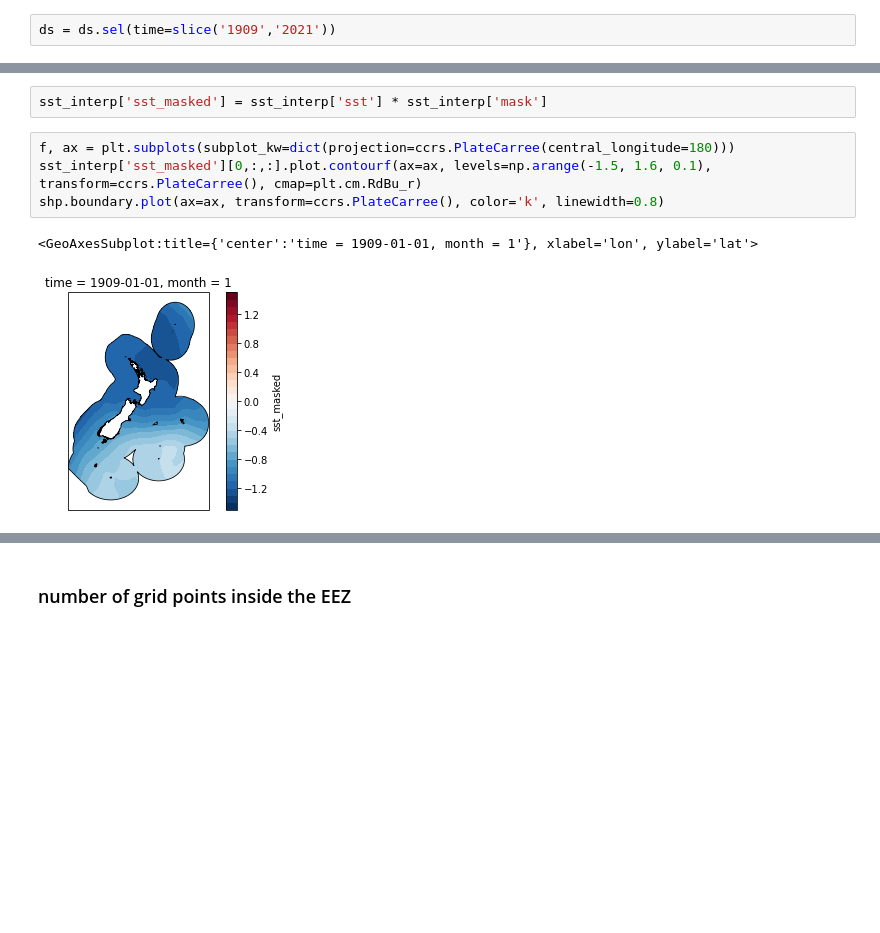
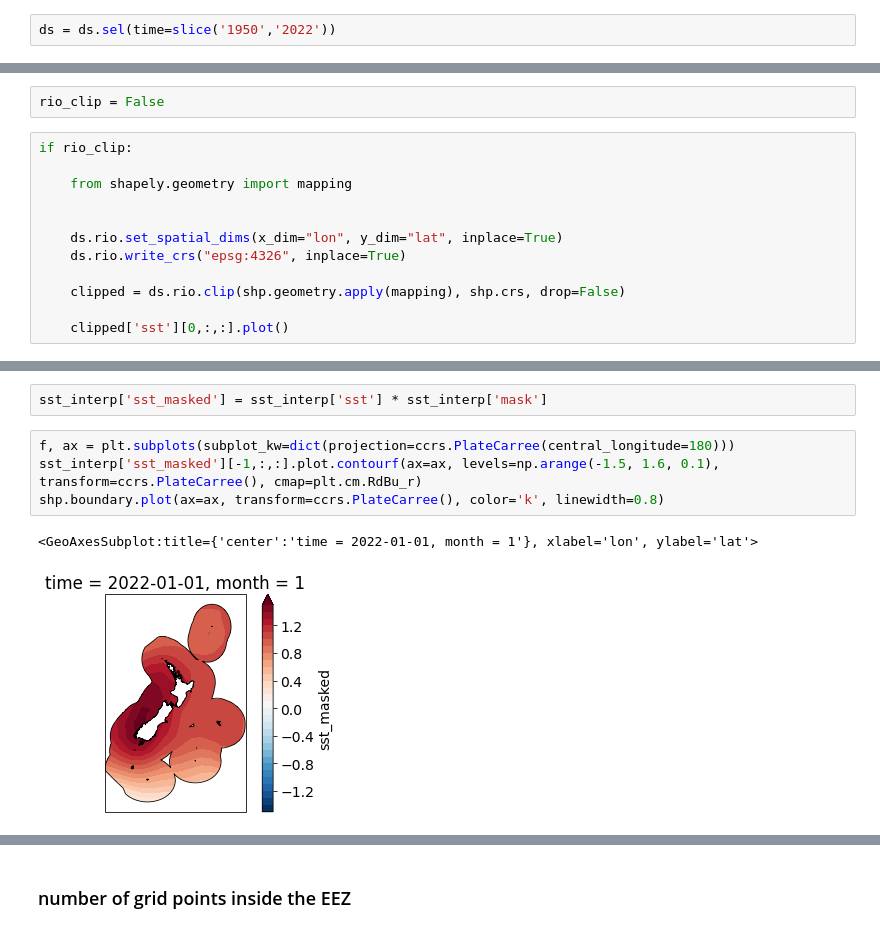
Before and after one commit to nicolasfauchereau/NZ_SST_EEZ, a Jupyter notebook: notebooks/ERSST_NZ_SST_anomalies.ipynb, the cells around one changed output, grey strips where cells are left out. Cells and saved outputs as stored; diff of their text form; blank space fills up the shorter version.

```diff
--- a/notebooks/ERSST_NZ_SST_anomalies.ipynb
+++ b/notebooks/ERSST_NZ_SST_anomalies.ipynb
@@ -76,7 +79,7 @@ ds = xr.open_dataset(url, drop_variables=["time_bnds"])
 # %% [markdown]
 ### select period here
 # %%
-ds = ds.sel(time=slice('1909','2021'))
+ds = ds.sel(time=slice('1950','2022'))
 # %%
 ds
 # %% [output]
@@ -116,3 +121,17 @@ ds['sst'][-1,:,:].plot()
+# %%
+rio_clip = False
+# %%
+if rio_clip:
+
+    from shapely.geometry import mapping
+
+
+    ds.rio.set_spatial_dims(x_dim="lon", y_dim="lat", inplace=True)
+    ds.rio.write_crs("epsg:4326", inplace=True)
+
+    clipped = ds.rio.clip(shp.geometry.apply(mapping), shp.crs, drop=False)
+
+    clipped['sst'][0,:,:].plot()
 # %% [markdown]
 ## selects domain
 # %%
@@ -165,9 +184,9 @@ shp.boundary.plot(ax=ax, transform=ccrs.PlateCarree(), color='k', linewidth=0.8)
 sst_interp['sst_masked'] = sst_interp['sst'] * sst_interp['mask']
 # %%
 f, ax = plt.subplots(subplot_kw=dict(projection=ccrs.PlateCarree(central_longitude=180)))
-sst_interp['sst_masked'][0,:,:].plot.contourf(ax=ax, levels=np.arange(-1.5, 1.6, 0.1), transform=ccrs.PlateCarree(), cmap=plt.cm.RdBu_r)
+sst_interp['sst_masked'][-1,:,:].plot.contourf(ax=ax, levels=np.arange(-1.5, 1.6, 0.1), transform=ccrs.PlateCarree(), cmap=plt.cm.RdBu_r)
 shp.boundary.plot(ax=ax, transform=ccrs.PlateCarree(), color='k', linewidth=0.8)
 # %% [output]
-<GeoAxesSubplot:title={'center':'time = 1909-01-01, month = 1'}, xlabel='lon', ylabel='lat'>
+<GeoAxesSubplot:title={'center':'time = 2022-01-01, month = 1'}, xlabel='lon', ylabel='lat'>
-[figure, old version]
+[figure, new version]
 # %%
```
Also changed, not shown: parts of 23 cells of this notebook.
